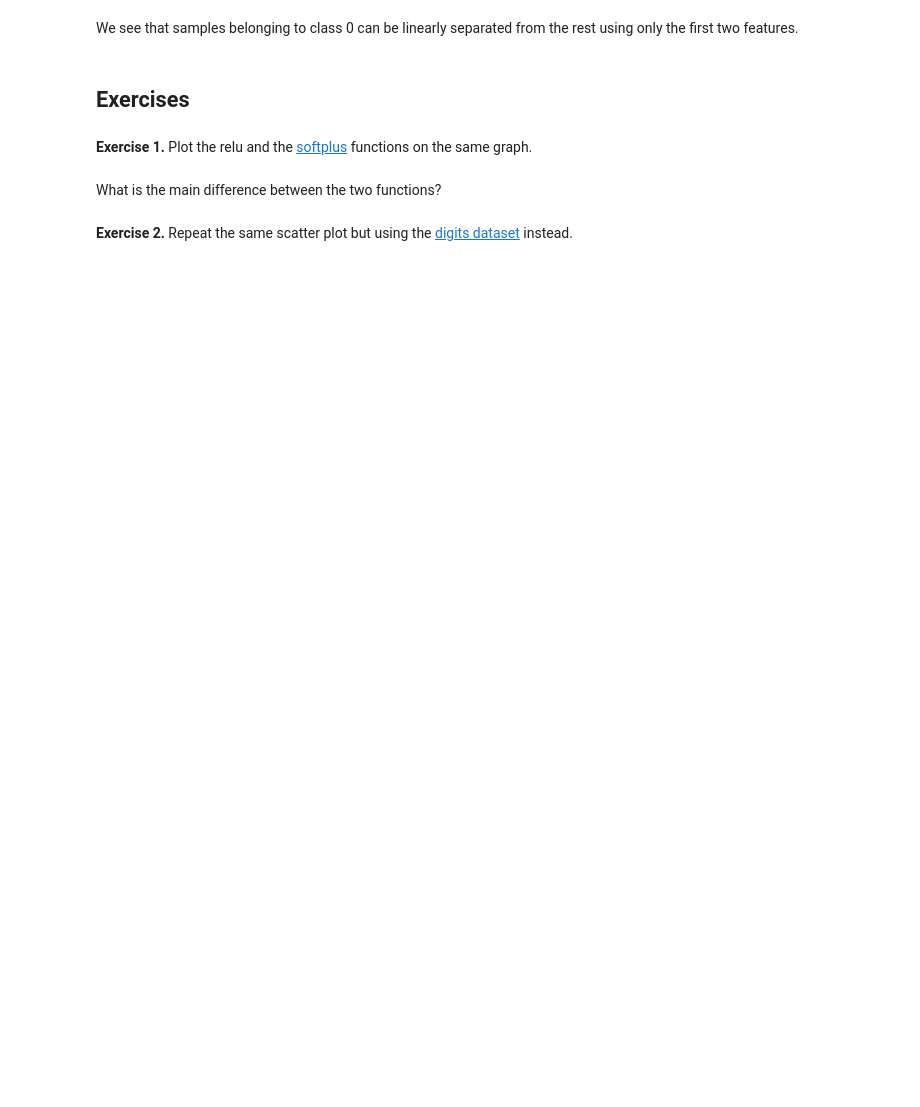
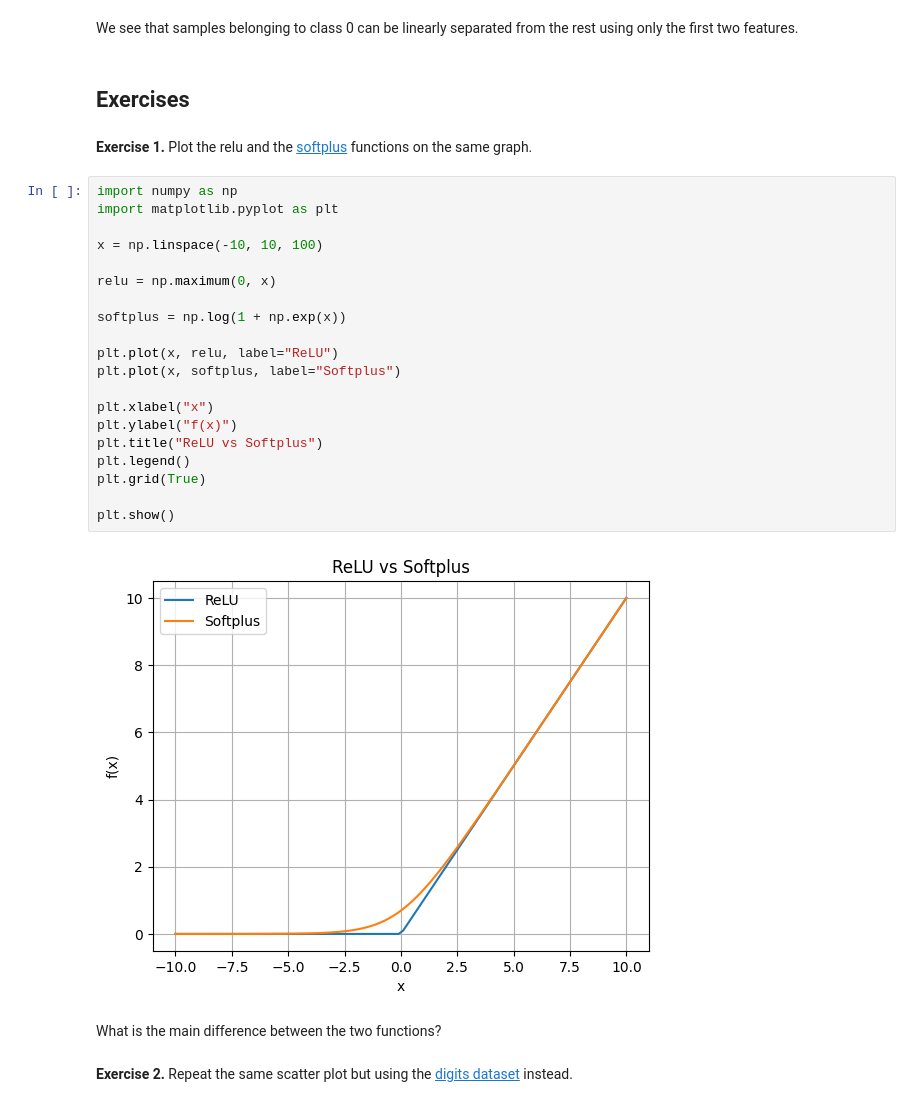
Before and after one commit to MaysamMB/DataCamp, a Jupyter notebook: notebooks/01_python_basics.ipynb, the cells around one changed output. Drawn from its saved outputs; the diff is of its cells as text; blank space fills up the shorter version.

```diff
--- a/notebooks/01_python_basics.ipynb
+++ b/notebooks/01_python_basics.ipynb
@@ -517,6 +534,28 @@ We see that samples belonging to class 0 can be linearly separated from the rest
 ## Exercises
 # %% [markdown]
 **Exercise 1.** Plot the relu and the [softplus](https://en.wikipedia.org/wiki/Rectifier_(neural_networks)#Softplus) functions on the same graph.
+# %%
+import numpy as np
+import matplotlib.pyplot as plt
+
+x = np.linspace(-10, 10, 100)
+
+relu = np.maximum(0, x)
+
+softplus = np.log(1 + np.exp(x))
+
+plt.plot(x, relu, label="ReLU")
+plt.plot(x, softplus, label="Softplus")
+
+plt.xlabel("x")
+plt.ylabel("f(x)")
+plt.title("ReLU vs Softplus")
+plt.legend()
+plt.grid(True)
+
+plt.show()
+# %% [output]
+[figure, added]
 # %% [markdown]
 What is the main difference between the two functions?
 # %% [markdown]
```
Also changed, not shown: parts of 12 cells of this notebook.
